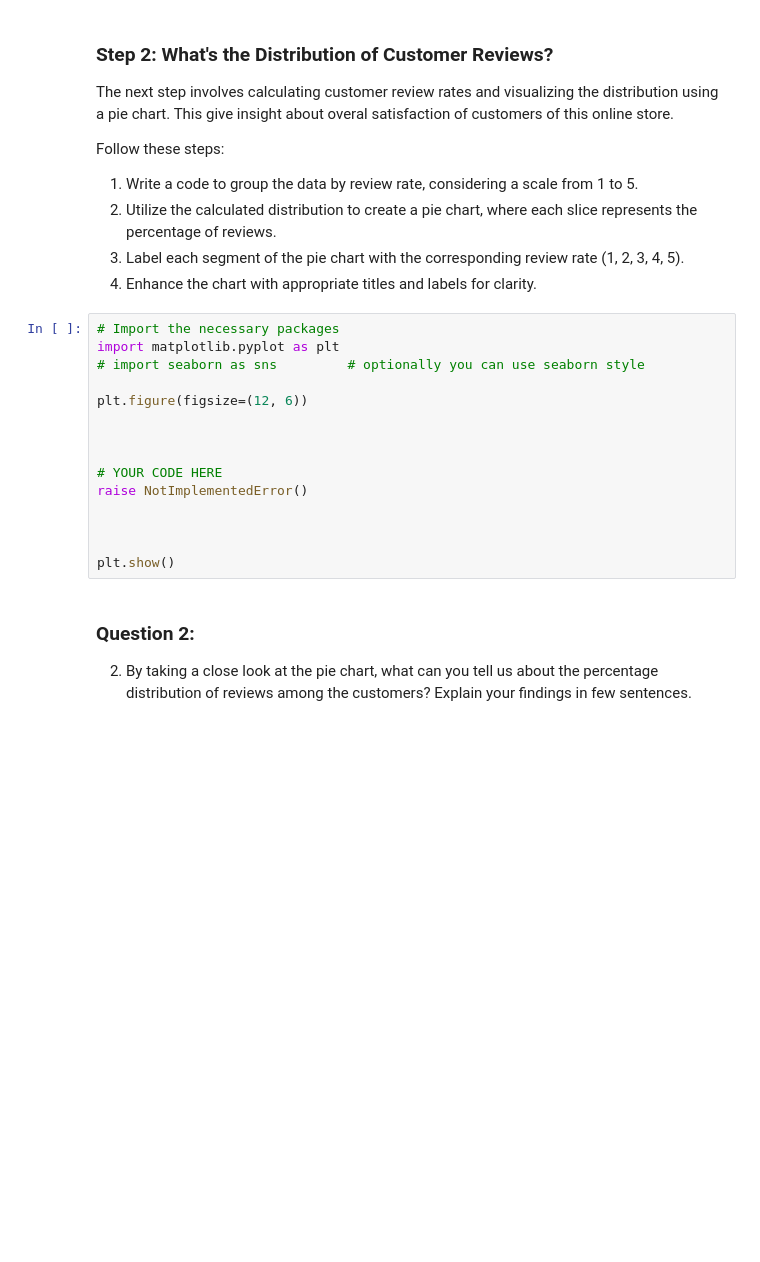
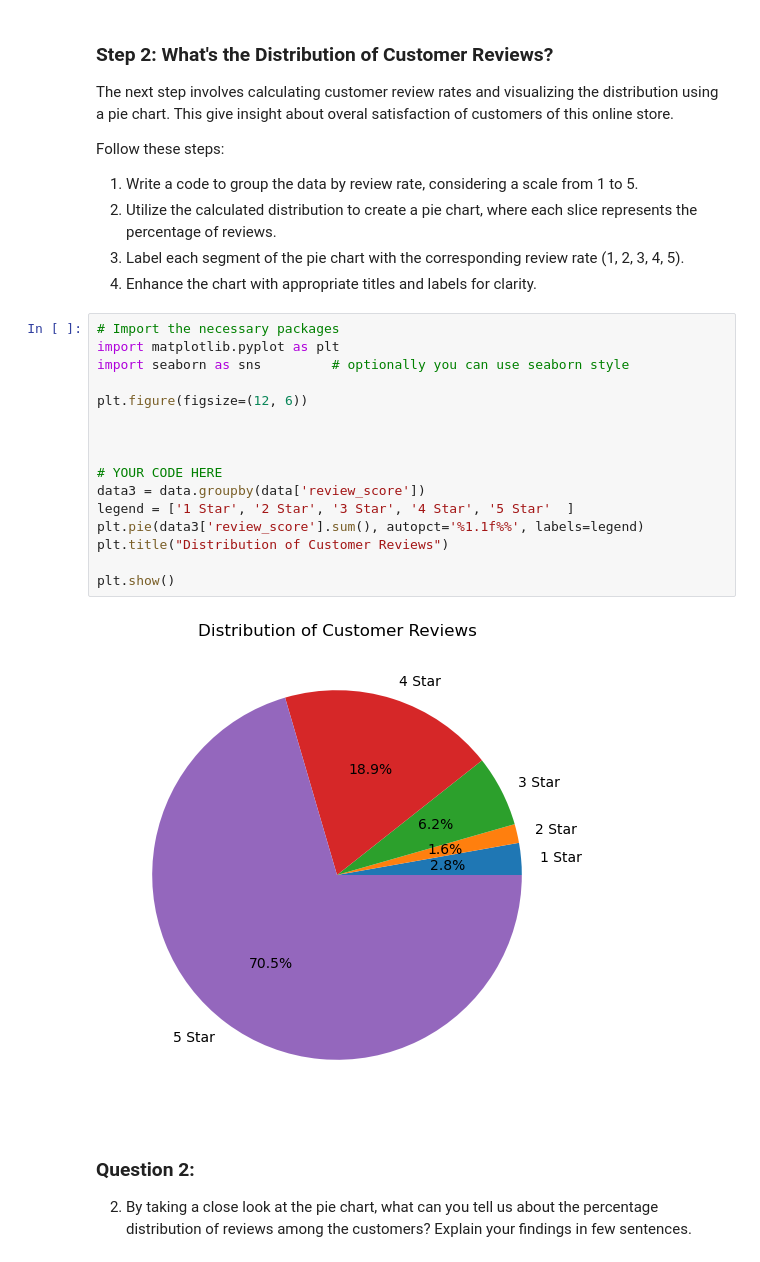
Before and after one commit to zackdewis/engo645, a Jupyter notebook: Assignment_1.ipynb, the cells around one changed output. Saved outputs shown, nothing was run; the diff lists cells and outputs as text; blank space fills up the shorter version.

```diff
--- a/Assignment_1.ipynb
+++ b/Assignment_1.ipynb
@@ -341,18 +341,21 @@ Follow these steps:
 # %%
 # Import the necessary packages
 import matplotlib.pyplot as plt
-# import seaborn as sns         # optionally you can use seaborn style
+import seaborn as sns         # optionally you can use seaborn style
 
 plt.figure(figsize=(12, 6))
 
 
 
 # YOUR CODE HERE
-raise NotImplementedError()
-
-
+data3 = data.groupby(data['review_score'])
+legend = ['1 Star', '2 Star', '3 Star', '4 Star', '5 Star'  ]
+plt.pie(data3['review_score'].sum(), autopct='%1.1f%%', labels=legend)
+plt.title("Distribution of Customer Reviews")
 
 plt.show()
+# %% [output]
+[figure, added]
 # %% [markdown]
 ### Question 2:
 
```
Also changed, not shown: parts of 13 cells of this notebook.
